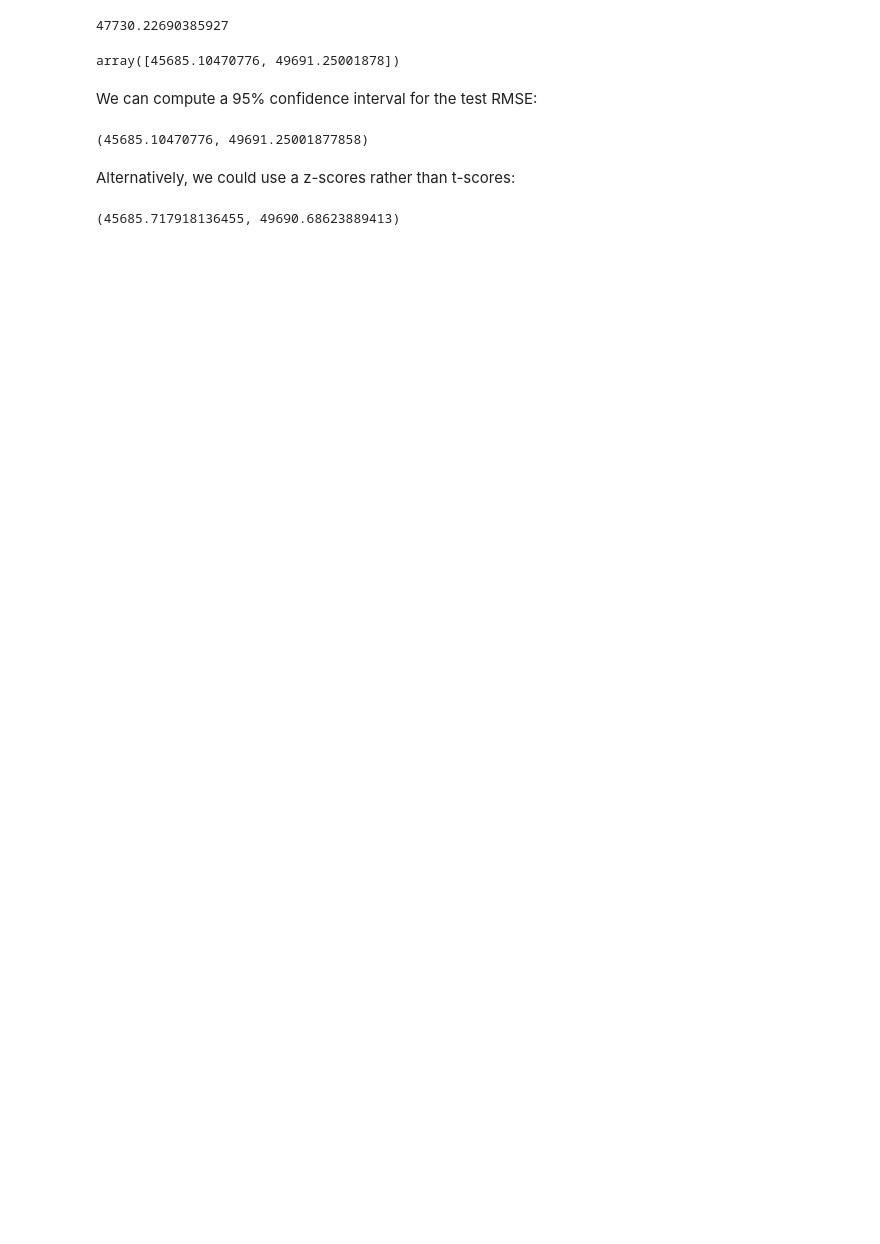
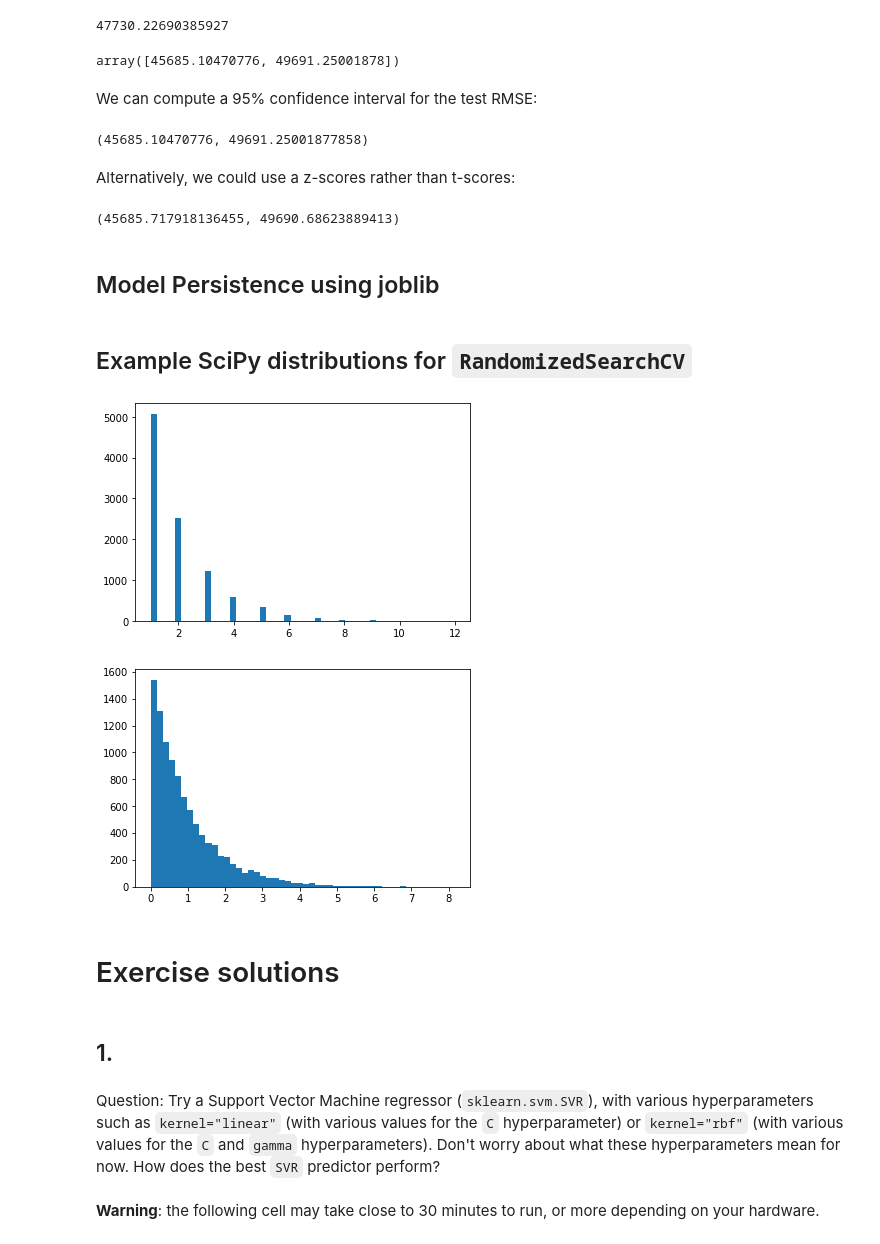
Before and after one commit to bimri/handsonml, a Jupyter notebook: Housing.ipynb, the cells around one changed output. Drawn from its saved outputs; the diff is of its cells as text; code cells hidden in the pictures; blank space fills up the shorter version.

Commit message:
Exercises: Chapter 2

```diff
--- a/Housing.ipynb
+++ b/Housing.ipynb
@@ -940,3 +940,5 @@ zmargin = zscore * squared_errors.std(ddof=1) / np.sqrt(m)
 np.sqrt(mean - zmargin), np.sqrt(mean + zmargin)
 # %% [output]
 (45685.717918136455, 49690.68623889413)
+# %% [markdown]
+## Model Persistence using joblib
@@ -942,0 +952,22 @@ np.sqrt(mean - zmargin), np.sqrt(mean + zmargin)
+# %% [markdown]
+## Example SciPy distributions for `RandomizedSearchCV`
+# %%
+from scipy.stats import geom, expon
+
+geom_distrib = geom(0.5).rvs(10000, random_state=42)
+expon_distrib=expon(scale=1).rvs(10000, random_state=42)
+plt.hist(geom_distrib, bins=50)
+plt.show()
+plt.hist(expon_distrib, bins=50)
+plt.show()
+# %% [output]
+[figure, added]
+[figure, added]
+# %% [markdown]
+# Exercise solutions
+# %% [markdown]
+## 1.
+# %% [markdown]
+Question: Try a Support Vector Machine regressor (`sklearn.svm.SVR`), with various hyperparameters such as `kernel="linear"` (with various values for the `C` hyperparameter) or `kernel="rbf"` (with various values for the `C` and `gamma` hyperparameters). Don't worry about what these hyperparameters mean for now. How does the best `SVR` predictor perform?
+# %% [markdown]
+**Warning**: the following cell may take close to 30 minutes to run, or more depending on your hardware.
```
Also changed, not shown: parts of 55 cells of this notebook.
